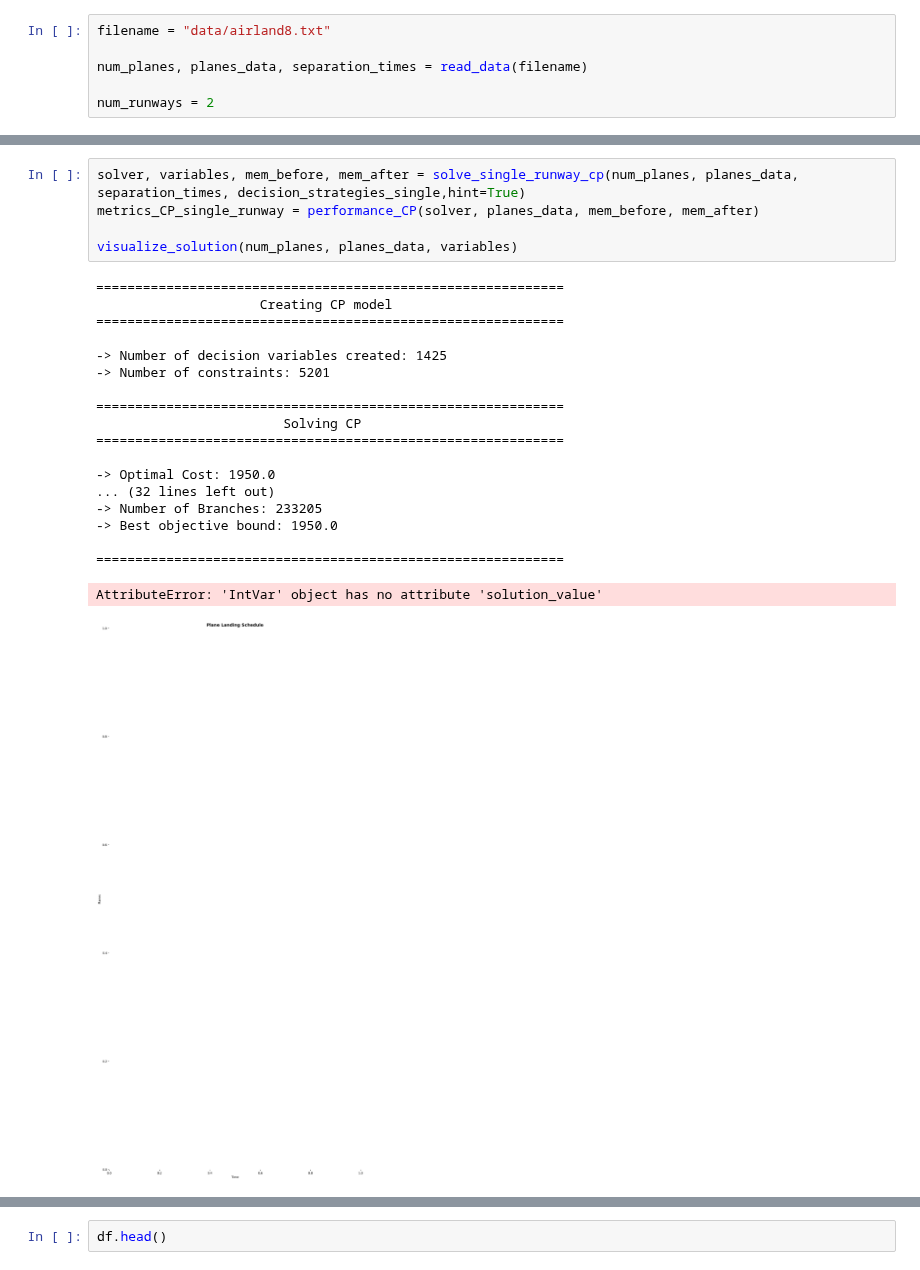
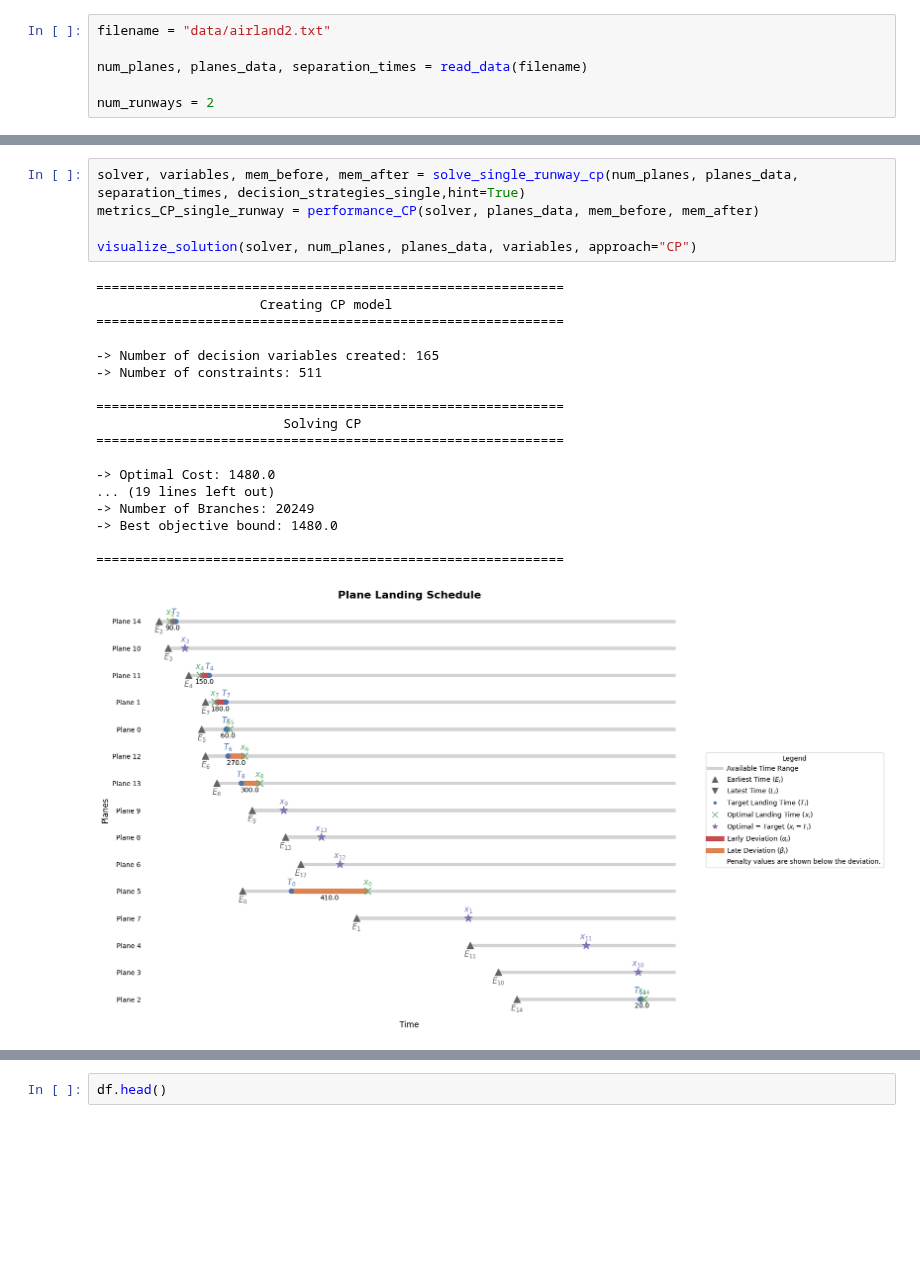
Before and after one commit to brunomfernandes45/aircraft-landings-scheduling, a Jupyter notebook: src/report.ipynb, the cells around one changed output, grey strips where cells are left out. Cells and saved outputs as stored; diff of their text form; blank space fills up the shorter version.

Commit message:
Improved visualization

```diff
--- a/src/report.ipynb
+++ b/src/report.ipynb
@@ -13,5 +15,5 @@ print(ortools.__version__)
 # %%
-filename = "data/airland8.txt"
+filename = "data/airland2.txt"
 
 num_planes, planes_data, separation_times = read_data(filename)
 
@@ -89,25 +94,24 @@ metrics_CP_single_runway = performance_CP(solver, planes_data, mem_before, mem_a
 # %%
 solver, variables, mem_before, mem_after = solve_single_runway_cp(num_planes, planes_data, separation_times, decision_strategies_single,hint=True)
 metrics_CP_single_runway = performance_CP(solver, planes_data, mem_before, mem_after)
 
-visualize_solution(num_planes, planes_data, variables)
+visualize_solution(solver, num_planes, planes_data, variables, approach="CP")
 # %% [output]
 ============================================================
                      Creating CP model
 ============================================================
 
--> Number of decision variables created: 1425
--> Number of constraints: 5201
+-> Number of decision variables created: 165
+-> Number of constraints: 511
 
 ============================================================
                         Solving CP
 ============================================================
 
--> Optimal Cost: 1950.0
-... (32 lines left out)
--> Number of Branches: 233205
--> Best objective bound: 1950.0
+-> Optimal Cost: 1480.0
+... (19 lines left out)
+-> Number of Branches: 20249
+-> Best objective bound: 1480.0
 
 ============================================================
-AttributeError: 'IntVar' object has no attribute 'solution_value'
-[figure, old version]
+[figure, new version]
```
Also changed, not shown: parts of 8 cells of this notebook, 2 other files.
